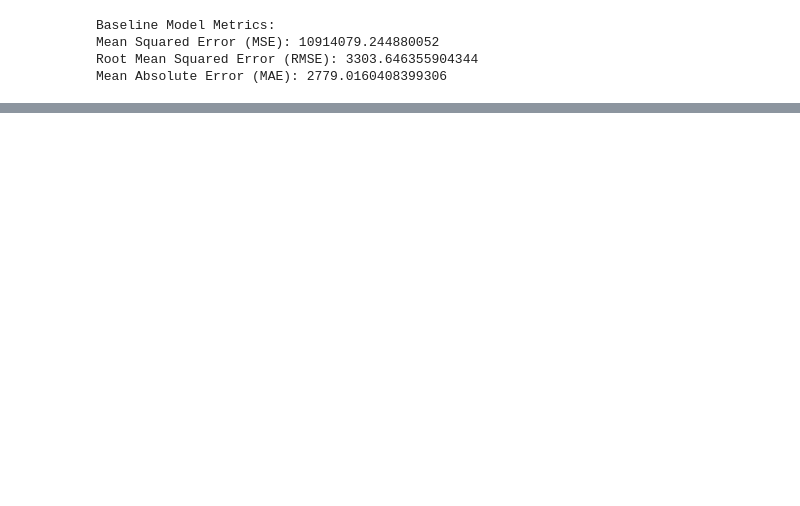
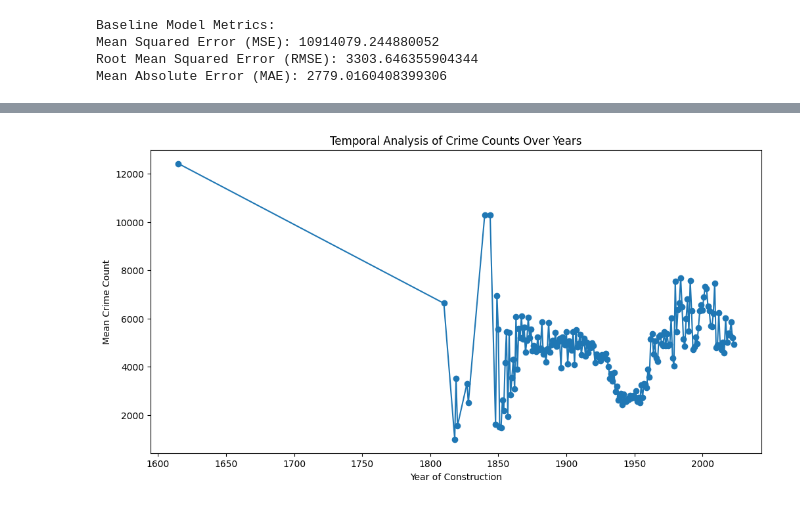
Before and after one commit to Skcodingacademy/chicago-crime-property-analysis, a Jupyter notebook: CrimeCount model.ipynb, the cells around one changed output, grey strips where cells are left out. Cells and saved outputs as stored; diff of their text form; code cells hidden in the pictures; blank space fills up the shorter version.

```diff
--- a/CrimeCount model.ipynb
+++ b/CrimeCount model.ipynb
@@ -301,0 +404,12 @@ Mean Absolute Error (MAE): 2779.0160408399306
+# %%
+import matplotlib.pyplot as plt
+
+# Create a time series plot
+plt.figure(figsize=(12, 6))
+property_with_crime_df.groupby('year_built')['crime_count'].mean().plot(marker='o')
+plt.title('Temporal Analysis of Crime Counts Over Years')
+plt.xlabel('Year of Construction')
+plt.ylabel('Mean Crime Count')
+plt.show()
+# %% [output]
+[figure, added]
```
Also changed, not shown: parts of 11 cells of this notebook.
